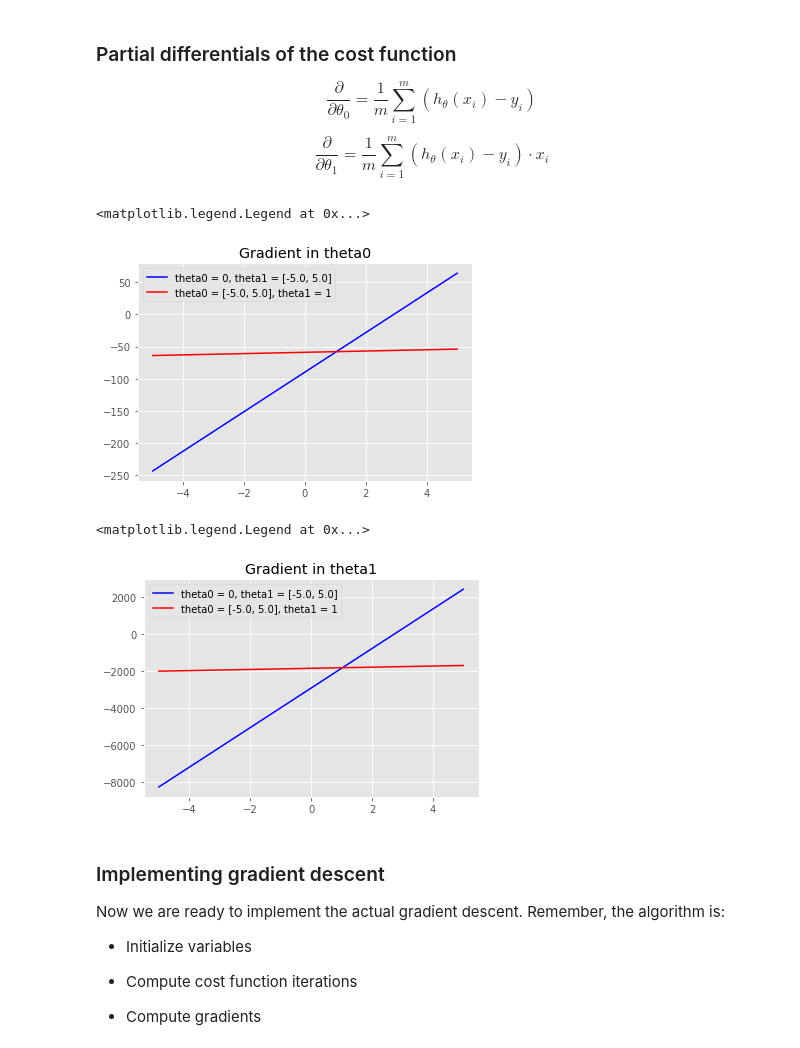
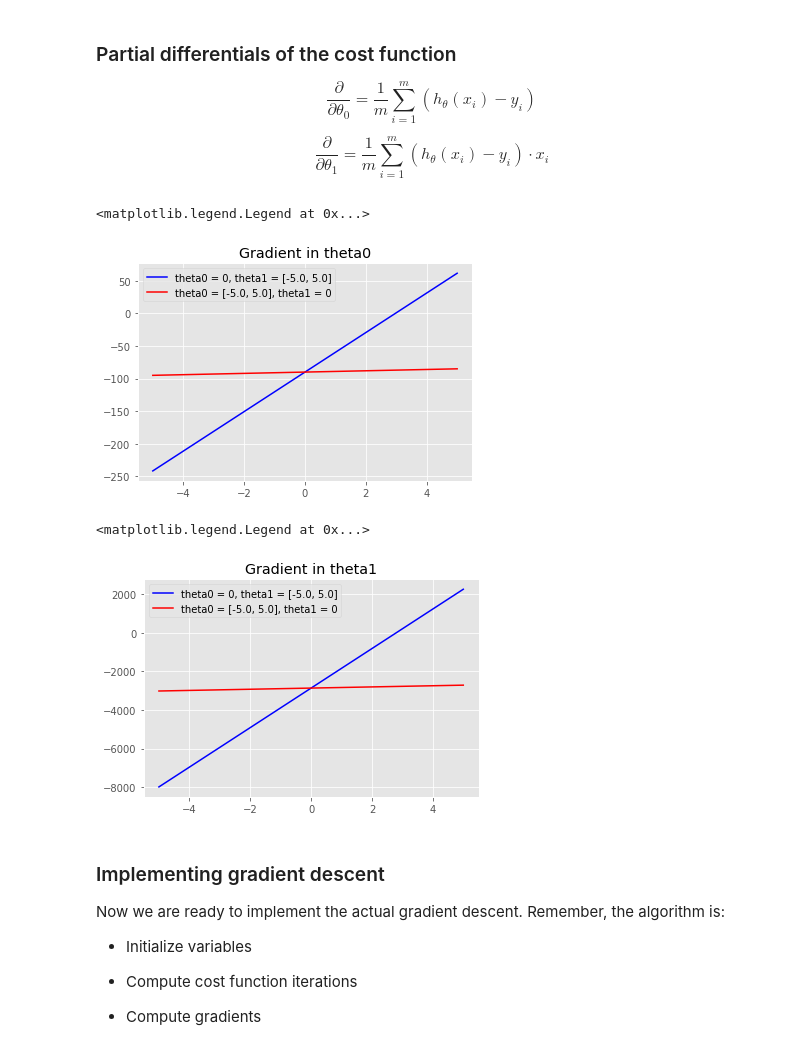
Before and after one commit to espjo/MasterClasses, a Jupyter notebook: Notebooks/06-linear_algebra_numpy.ipynb, the cells around one changed output. Saved outputs shown, nothing was run; the diff lists cells and outputs as text; code cells hidden in the pictures.

```diff
--- a/Notebooks/06-linear_algebra_numpy.ipynb
+++ b/Notebooks/06-linear_algebra_numpy.ipynb
@@ -687,22 +688,22 @@ def derivative_cost_function_in_theta1(th0, th1):
 # %%
 samples = 100
 th0_hypothesis = 0
-th1_hypothesis = 1
+th1_hypothesis = 0
 
 dcf_theta0 = np.vectorize(derivative_cost_function_in_theta0)
 
 th0s = np.array([th0_hypothesis] * samples)
 th1s = np.linspace(-5, 5, num = samples)
 plt.plot(th1s, dcf_theta0(th0s, th1s), label = f"theta0 = {th0_hypothesis}, theta1 = [{th1s[0]}, {th1s[-1]}]", color = "b")
 
 th0s = np.linspace(-5, 5, num = samples)
 th1s = np.array([th1_hypothesis] * samples)
 plt.plot(th0s, dcf_theta0(th0s, th1s), label = f"theta0 = [{th0s[0]}, {th0s[-1]}], theta1 = {th1_hypothesis}", color="r")
 plt.title("Gradient in theta0")
 plt.legend()
 # %% [output]
 <matplotlib.legend.Legend at 0x...>
-[figure, old version]
+[figure, new version]
 # %%
 dcf_theta1 = np.vectorize(derivative_cost_function_in_theta1)
 
@@ -717,7 +718,7 @@ plt.title("Gradient in theta1")
 plt.legend()
 # %% [output]
 <matplotlib.legend.Legend at 0x...>
-[figure, old version]
+[figure, new version]
 # %% [markdown]
 ### Implementing gradient descent
 
```
Also changed, not shown: parts of 4 cells of this notebook.
